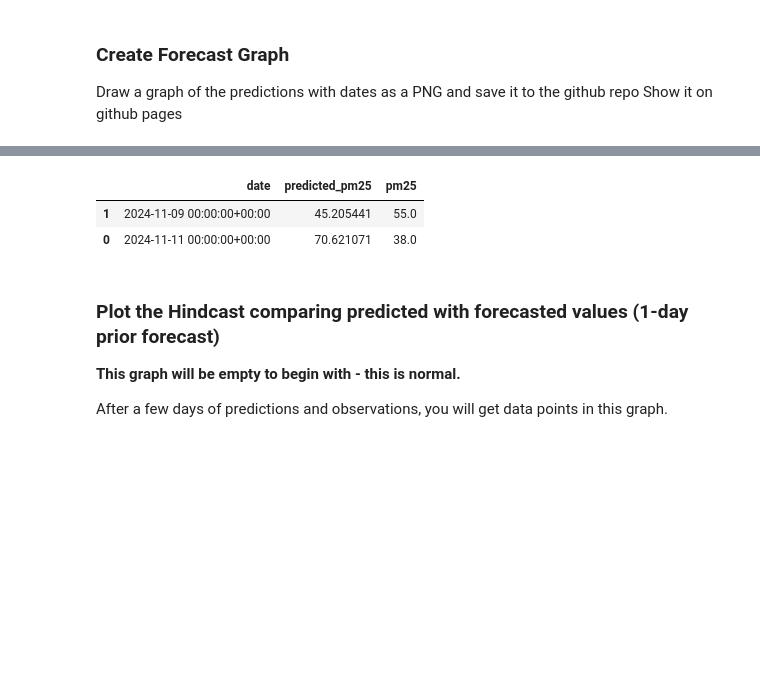
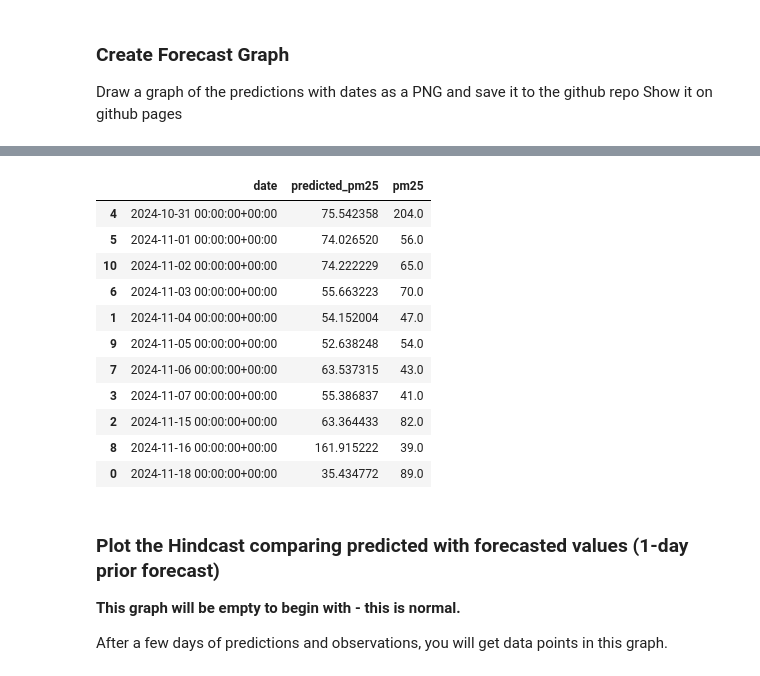
Before and after one commit to michailroussos/mlfs-book, a Jupyter notebook: notebooks/ch03/4_air_quality_batch_inference.ipynb, the cells around one changed output, grey strips where cells are left out. Cells and saved outputs as stored; diff of their text form; code cells hidden in the pictures; blank space fills up the shorter version.

```diff
--- a/notebooks/ch03/4_air_quality_batch_inference.ipynb
+++ b/notebooks/ch03/4_air_quality_batch_inference.ipynb
@@ -157,7 +160,7 @@ memory usage: 456.0+ bytes
 batch_data['street'] = street
 batch_data['city'] = city
 batch_data['country'] = country
-batch_data.sort_values(by="date")
+batch_data = batch_data.sort_values(by="date")
 # Fill in the number of days before the date on which you made the forecast (base_date)
 batch_data['days_before_forecast_day'] = range(1, len(batch_data)+1)
 batch_data = batch_data.sort_values(by=['date'])
@@ -258,19 +271,44 @@ Finished: Reading data from Hopsworks, using Hopsworks Feature Query Service (1.
+# %%
+def backfill_predictions_for_monitoring(weather_fg, air_quality_df:pd.DataFrame, monitor_fg, model, todays_lagged_pm_25):
+    weather_df = weather_fg.read()
+    features_df = weather_df.sort_values(by=['date'], ascending=True)
+    features_df = pd.merge(features_df, air_quality_df, on=["date", 'city'])
+    features_df = features_df.tail(10)
+    features_df['predicted_pm25'] = model.predict(features_df[['lagged_pm25', 'temperature_2m_mean', 'precipitation_sum', 'wind_speed_10m_max', 'wind_direction_10m_dominant']])
+    # df = pd.merge(features_df, air_quality_df[['date',]], on="date")
+    features_df['days_before_forecast_day'] = 1
+    # hindcast_df = df
+    # print("df", df.columns)
+    # df = df.drop('pm25', axis=1)
+    print(features_df.columns)
+    monitor_data_columns = ["date", "temperature_2m_mean", "precipitation_sum", "wind_speed_10m_max", "wind_direction_10m_dominant", "city", "lagged_pm25", "predicted_pm25", "street", "country", "days_before_forecast_day"]
+    monitor_fg.insert(features_df[monitor_data_columns], write_options={"wait_for_job": True})
+    return features_df
 # %%
 outcome_df = air_quality_df[['date', 'pm25']]
 preds_df =  monitoring_df[['date', 'predicted_pm25']]
 
 # Merge on date to see if there are available weather data for the predicted dates on the feature storage
 hindcast_df = pd.merge(preds_df, outcome_df, on="date")
 hindcast_df = hindcast_df.sort_values(by=['date'])
 
 # If there are no outcomes for predictions yet, generate some predictions/outcomes from existing data
 if len(hindcast_df) == 0:
-    hindcast_df = util.backfill_predictions_for_monitoring(weather_fg, air_quality_df, monitor_fg, retrieved_xgboost_model)
+    hindcast_df = backfill_predictions_for_monitoring(weather_fg, air_quality_df, monitor_fg, retrieved_xgboost_model, todays_lagged_pm_25)
 hindcast_df
 # %% [output]
 |  | date | predicted_pm25 | pm25 |
-| 1 | 2024-11-09 00:00:00+00:00 | 45.205441 | 55.0 |
-| 0 | 2024-11-11 00:00:00+00:00 | 70.621071 | 38.0 |
+| 4 | 2024-10-31 00:00:00+00:00 | 75.542358 | 204.0 |
+| 5 | 2024-11-01 00:00:00+00:00 | 74.026520 | 56.0 |
+| 10 | 2024-11-02 00:00:00+00:00 | 74.222229 | 65.0 |
+| 6 | 2024-11-03 00:00:00+00:00 | 55.663223 | 70.0 |
+| 1 | 2024-11-04 00:00:00+00:00 | 54.152004 | 47.0 |
+| 9 | 2024-11-05 00:00:00+00:00 | 52.638248 | 54.0 |
+| 7 | 2024-11-06 00:00:00+00:00 | 63.537315 | 43.0 |
+| 3 | 2024-11-07 00:00:00+00:00 | 55.386837 | 41.0 |
+| 2 | 2024-11-15 00:00:00+00:00 | 63.364433 | 82.0 |
+| 8 | 2024-11-16 00:00:00+00:00 | 161.915222 | 39.0 |
+| 0 | 2024-11-18 00:00:00+00:00 | 35.434772 | 89.0 |
 # %% [markdown]
 ### Plot the Hindcast comparing predicted with forecasted values (1-day prior forecast)
 
```
Also changed, not shown: parts of 15 cells of this notebook.
